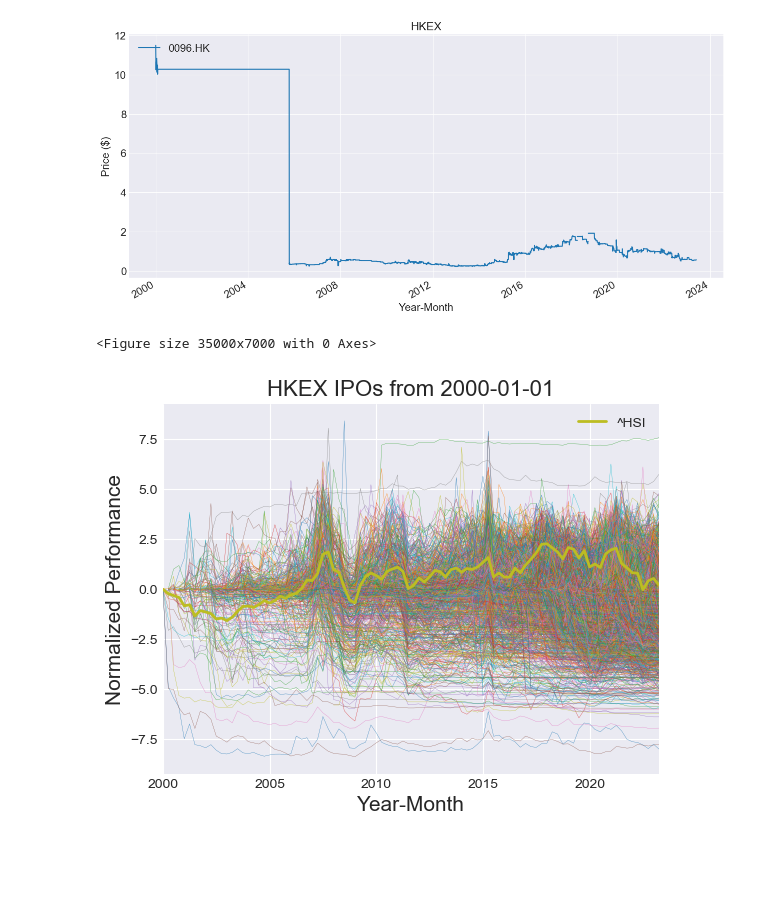
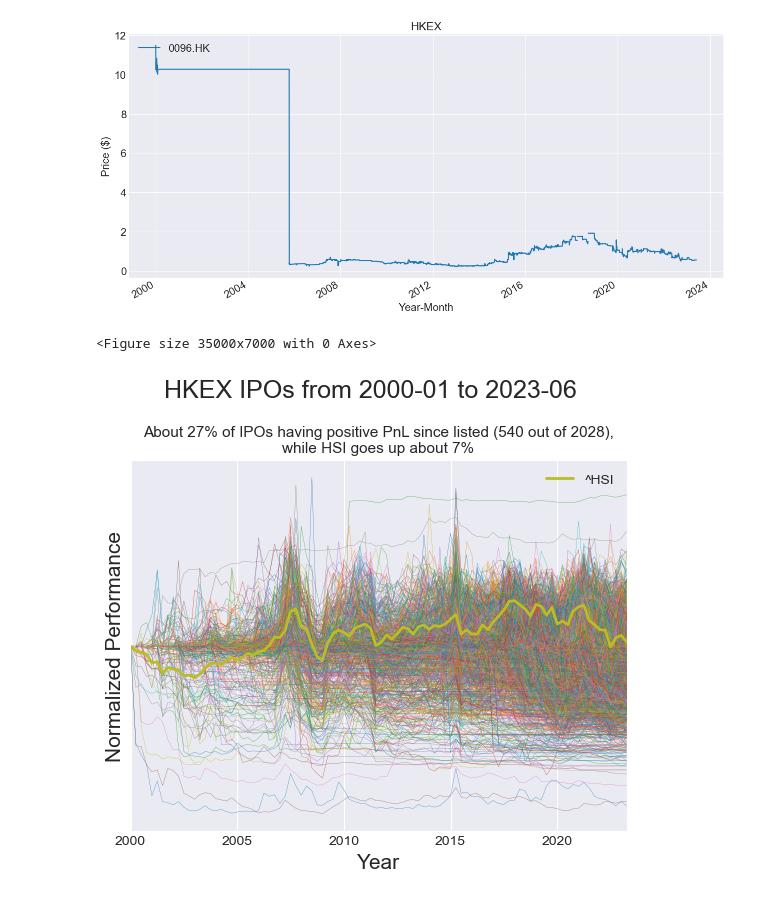
Before and after one commit to ckyma/exchatbook, a Jupyter notebook: getYahooData.ipynb, the cells around one changed output. Drawn from its saved outputs; the diff is of its cells as text; code cells hidden in the pictures; blank space fills up the shorter version.

```diff
--- a/getYahooData.ipynb
+++ b/getYahooData.ipynb
@@ -74,10 +87,11 @@ plt.show()
 # %%
 # Download HSI from 2000-01-01
-hsi_data = yf.download(["^HSI", ""], start="2000-01-01", end="2023-05-31")
+hsi_data = yf.download("^HSI", start="2000-01-01", end="2023-05-31")
 
 # Set the index to a datetime type
 hsi_data.index = pd.to_datetime(hsi_data.index)
 
 # Display the first five rows
-hsi_data.head()
+print(hsi_data.head())
+hsi_data.tail()
 # %% [output]
@@ -350,4 +381,6 @@ len(adj_close_data_filtered.columns)
 # %%
-for i in range(0, len(adj_close_data_filtered.columns)-1):
-    adj_close_data_filtered.iloc[:,i] = adj_close_data_filtered.iloc[:,i] / adj_close_data_filtered.iloc[:,i][pd.Series.first_valid_index(adj_close_data_filtered.iloc[:,i])]
+# Method 1: use a loop to divide all the IPO prices by the first day price
+# adj_close_data_filtered_first = pd.DataFrame()
+# for i in range(0, len(adj_close_data_filtered.columns)-1):
+#    adj_close_data_filtered_first.iloc[:,i] = adj_close_data_filtered.iloc[:,i] / adj_close_data_filtered.iloc[:,i][pd.Series.first_valid_index(adj_close_data_filtered.iloc[:,i])]
 # %%
@@ -388,5 +424,8 @@ Date
 2023-05-30    0.076797
 Name: 0007.HK, Length: 5972, dtype: float64
 # %%
-for (column, data) in adj_close_data_filtered.items():
-    adj_close_data_filtered[column] = data / data[pd.Series.first_valid_index(data)]
+# Method 3: use a different loop style to divide all the IPO prices by the first day price
+# adj_close_data_filtered_first = pd.DataFrame()
+# for (column, data) in adj_close_data_filtered.items():
+#    adj_close_data_filtered_first[column] = data / data[pd.Series.first_valid_index(data)]
+# adj_close_data_filtered_first
@@ -541,5 +567,7 @@ def normalize_by_first_values(data_series):
 # %%
-hsi_data_qly = hsi_data["Adj Close"]["^HSI"].resample('Q', convention = 'end').last()
+# Normalize HSI data
+hsi_data_qly = hsi_data["Adj Close"].resample('Q', convention = 'end').last()
+hsi_data_qly.name = "^HSI"
 hsi_data_qly
 # %% [output]
 Date
@@ -638,32 +685,34 @@ plt.show()
 # %%
 # Set the figure size
 ax = plt.figure(figsize=(350, 70))
 
 # Plot both futures close prices
 # ax = adj_close_data_filtered.iloc[:, 1:20].plot(legend=False, lw=0.1)
 # ax = adj_close_data_filtered_weekly.iloc[:, 1:20].plot(legend=False, lw=0.5)
 # ax = adj_close_data_filtered.plot(legend=False, lw=0.1)
 # ax = adj_close_data_filtered_monthly.iloc[:, 1:20].plot(legend=False, lw=0.5)
 # ax = adj_close_data_filtered_monthly.plot(legend=False, lw=0.5)
 # ax = adj_close_data_filtered_qly.plot(legend=False, lw=0.2)
 # ax = adj_close_data_filtered_yly.plot(legend=False, lw=0.2)
 # ax = adj_close_data_filtered_yly_normal.plot(legend=False, lw=0.2)
 ax = adj_close_data_filtered_qly_normal.plot(legend=False, lw=0.2)
 ax2 = hsi_data_qly_normal.plot(legend=True, lw=2)
 
 # Set the title and axis labels and sizes
-plt.title('HKEX IPOs from 2000-01-01', fontsize=16)
-ax.set_xlabel('Year-Month', fontsize=15)
-ax.set_ylabel('Normalized Performance', fontsize=15)
+plt.suptitle('HKEX IPOs from 2000-01 to 2023-06', y=1.05, fontsize=18)
+plt.title('About 27% of IPOs having positive PnL since listed (540 out of 2028),\nwhile HSI goes up about 7%', fontsize=11)
+ax.axes.get_yaxis().set_ticks([])
+ax.set_xlabel('Year', fontsize=15)
+ax.set_ylabel('Normalized Performance', fontsize=12)
 # ax2.tick_params(axis='y', labelsize=15)
 # h1, l1 = ax.get_legend_handles_labels()
 # h2, l2 = ax2.get_legend_handles_labels()
 # ax.legend(h2, l2, loc=2, prop={'size': 15})
 # ax.set_ylim(-5,5)
 
 # Show the plot
 # plt.show()
-plt.savefig('figure.png', dpi=600)
+plt.savefig('page1.png', dpi=600)
 # %% [output]
 <Figure size 35000x7000 with 0 Axes>
-[figure, old version]
+[figure, new version]
```
Also changed, not shown: parts of 47 cells of this notebook, 4 other files.
